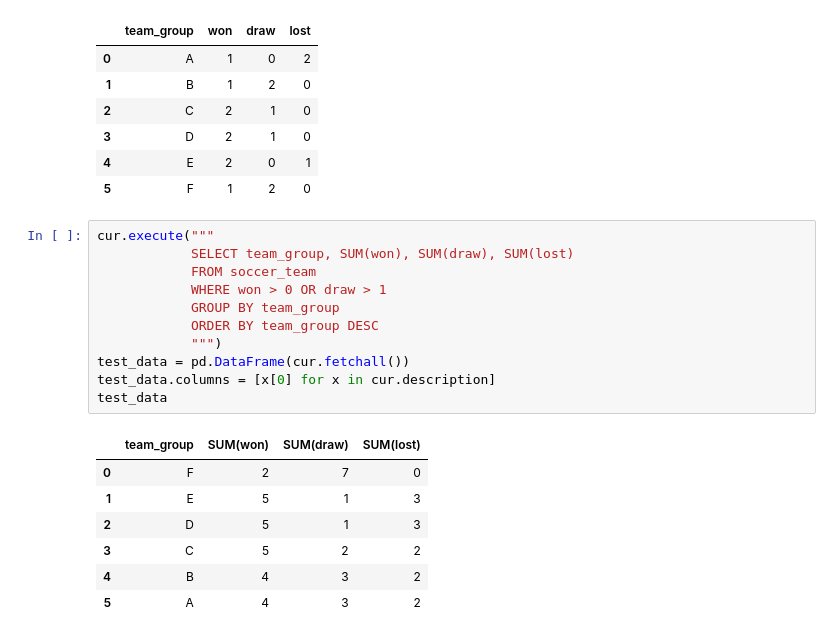
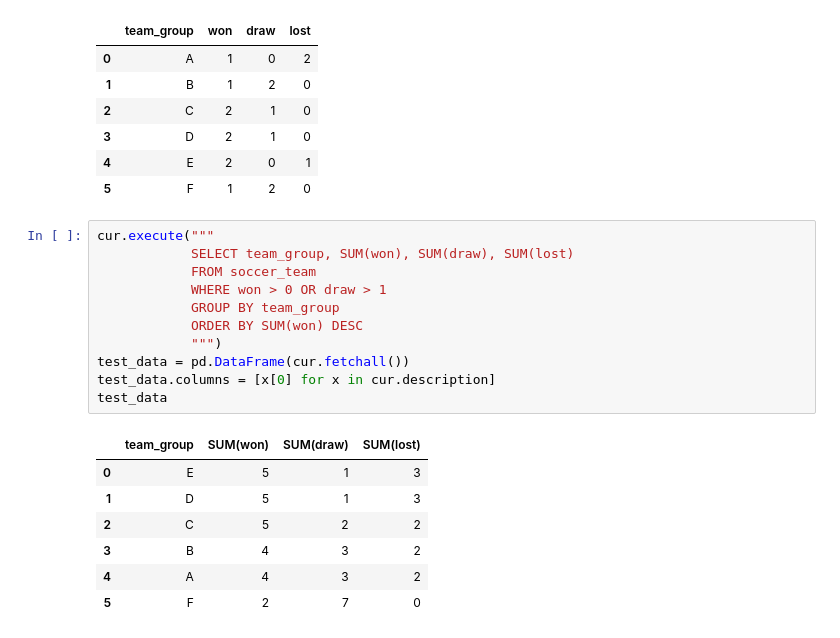
Before and after one commit to darigak/exercise, a Jupyter notebook: sql_2.ipynb, the cells around one changed output. Saved outputs shown, nothing was run; the diff lists cells and outputs as text.

```diff
--- a/sql_2.ipynb
+++ b/sql_2.ipynb
@@ -227,19 +227,19 @@ test_data
 # %%
 cur.execute("""
             SELECT team_group, SUM(won), SUM(draw), SUM(lost)
             FROM soccer_team
             WHERE won > 0 OR draw > 1
             GROUP BY team_group
-            ORDER BY team_group DESC
+            ORDER BY SUM(won) DESC
             """)
 test_data = pd.DataFrame(cur.fetchall())
 test_data.columns = [x[0] for x in cur.description]
 test_data
 # %% [output]
 |  | team_group | SUM(won) | SUM(draw) | SUM(lost) |
-| 0 | F | 2 | 7 | 0 |
-| 1 | E | 5 | 1 | 3 |
-| 2 | D | 5 | 1 | 3 |
-| 3 | C | 5 | 2 | 2 |
-| 4 | B | 4 | 3 | 2 |
-| 5 | A | 4 | 3 | 2 |
+| 0 | E | 5 | 1 | 3 |
+| 1 | D | 5 | 1 | 3 |
+| 2 | C | 5 | 2 | 2 |
+| 3 | B | 4 | 3 | 2 |
+| 4 | A | 4 | 3 | 2 |
+| 5 | F | 2 | 7 | 0 |
```
Also changed, not shown: parts of 3 cells of this notebook.
